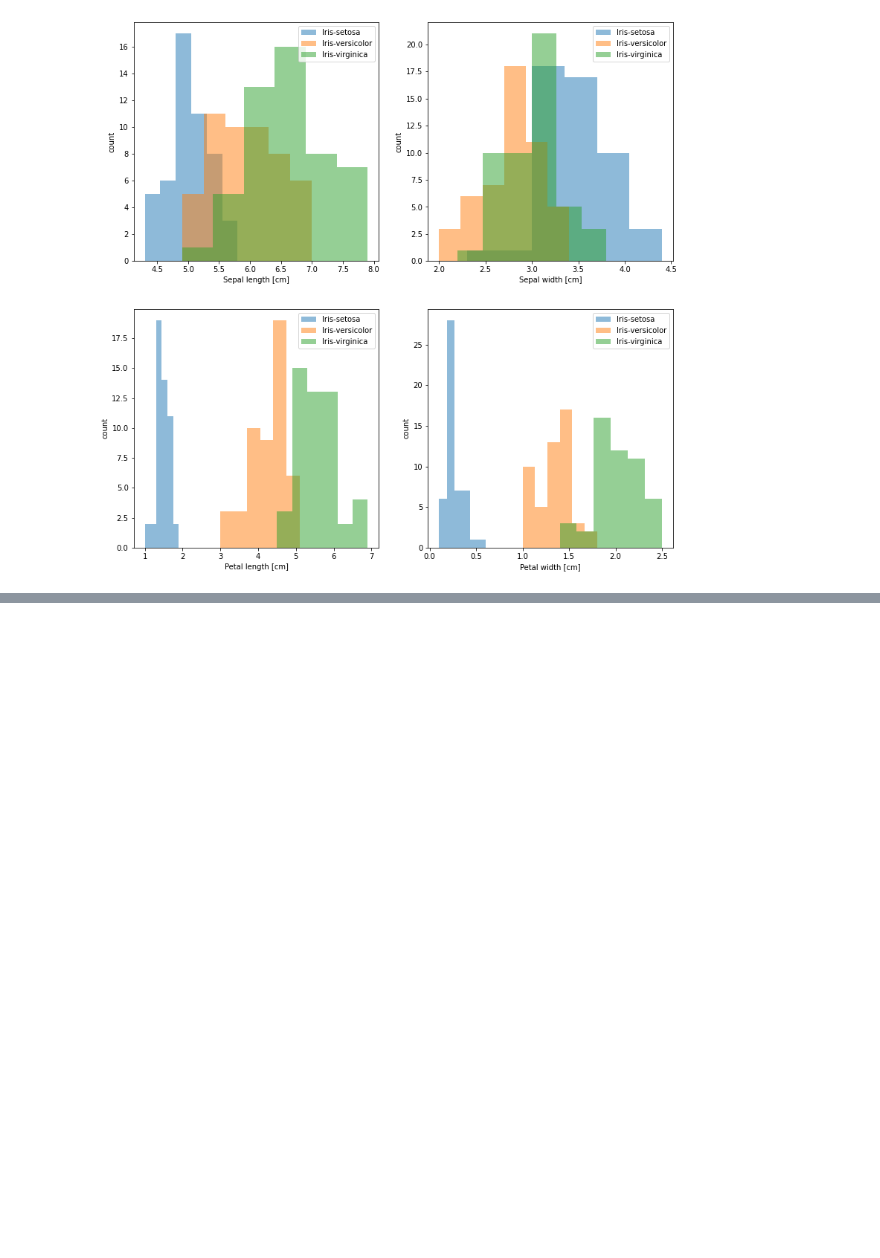
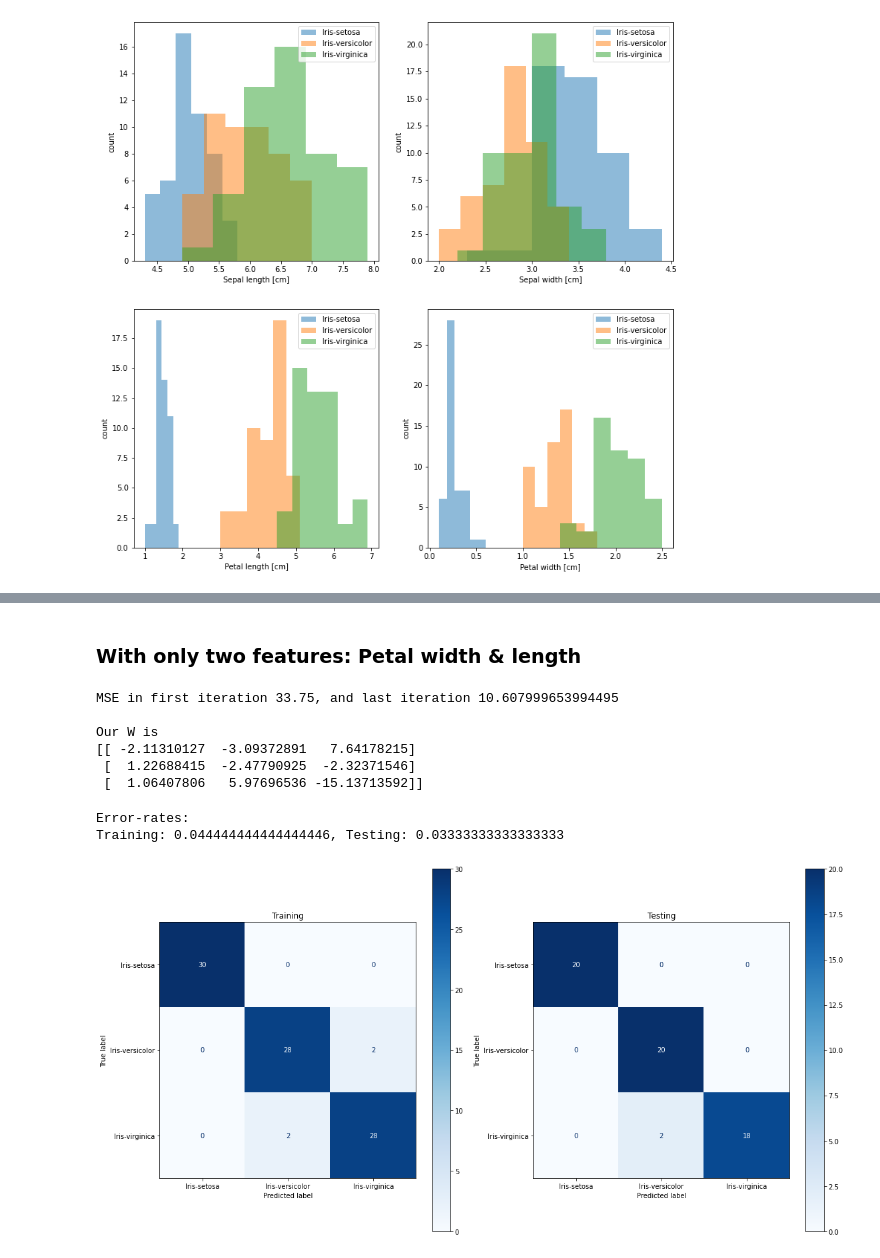
Before and after one commit to simon-cmyk/Classifier, a Jupyter notebook: Iris.ipynb, the cells around one changed output, grey strips where cells are left out. Drawn from its saved outputs; the diff is of its cells as text; code cells hidden in the pictures; blank space fills up the shorter version.

```diff
--- a/Iris.ipynb
+++ b/Iris.ipynb
@@ -387,0 +395,28 @@ IRIS_Dataset = Dataset(Instances)
+# %% [markdown]
+### With only two features:  Petal width & length
+# %%
+IRIS_Dataset = loadDataSet([2, 3])
+# %%
+'''
+Hyperparameters, step length and number of epochs
+'''
+alpha = 0.01
+n = 10000
+W_0 = np.zeros((3, 3))
+
+W = TrainClassifier(IRIS_Dataset, alpha, n, W_0)
+# %% [output]
+MSE in first iteration 33.75, and last iteration 10.607999653994495
+
+Our W is
+[[ -2.11310127  -3.09372891   7.64178215]
+ [  1.22688415  -2.47790925  -2.32371546]
+ [  1.06407806   5.97696536 -15.13713592]]
+# %%
+ConfMatrix = TestClassifier(IRIS_Dataset, W)
+
+PlotConfusionMatrix(ConfMatrix)
+# %% [output]
+Error-rates:
+Training: 0.044444444444444446, Testing: 0.03333333333333333
+[figure, added]
```
Also changed, not shown: parts of 27 cells of this notebook.
